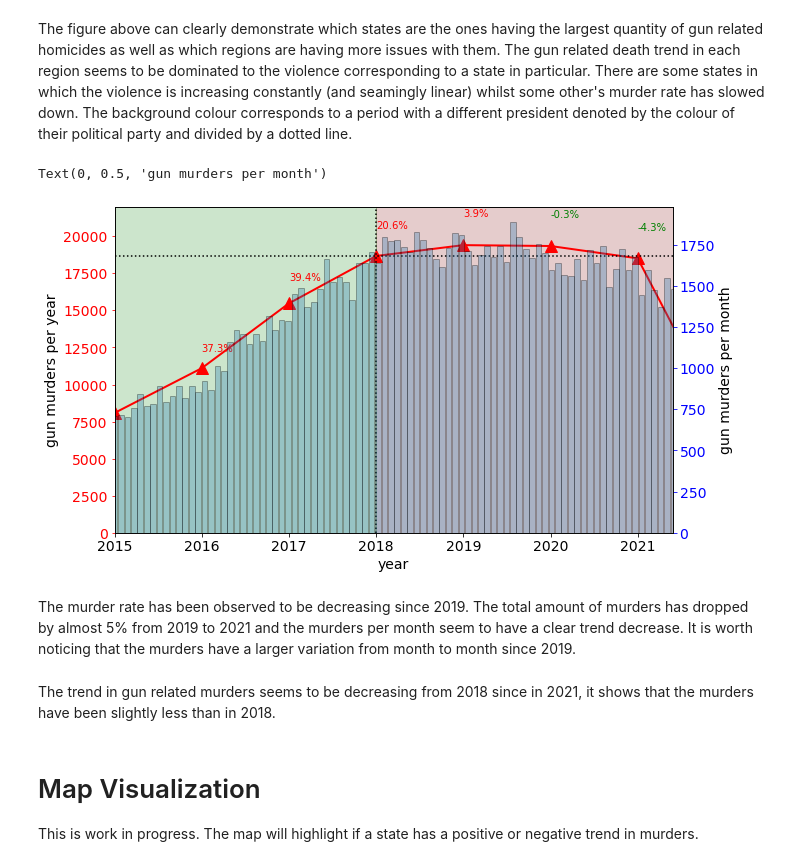
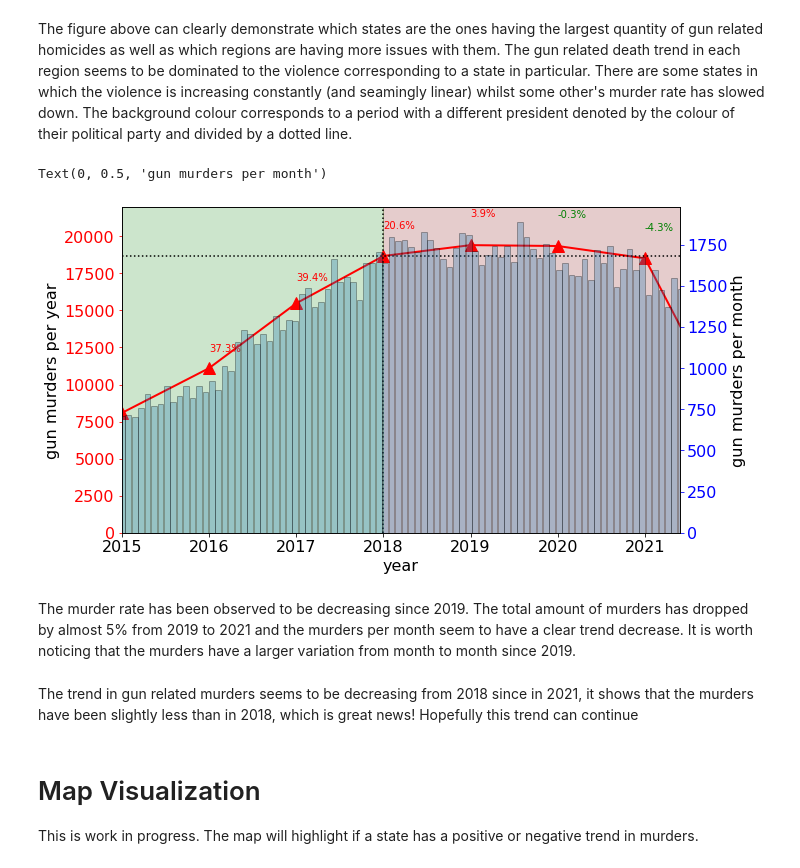
Before and after one commit to linigoga/ViolenceTrends_Mexico, a Jupyter notebook: violencia_mex.ipynb, the cells around one changed output. Saved outputs shown, nothing was run; the diff lists cells and outputs as text; code cells hidden in the pictures.

```diff
--- a/violencia_mex.ipynb
+++ b/violencia_mex.ipynb
@@ -139,6 +141,7 @@ for year in temp.index:
 
 cont_per_year = np.array(test2).flatten()
 # %%
+fontsize = 16
 temp.columns[::-12]
 
 pct_change = [all_gun_deaths.sum(axis=0)[i + 1]/all_gun_deaths.sum(axis=0)[i] *100 - 100 for i in range(len(all_gun_deaths.sum(axis=0)) - 2)]
@@ -149,38 +152,38 @@ fig,ax = plt.subplots(figsize=(10,6))
 axt = ax.twinx()
 
 
 ax.plot(X,all_gun_deaths.sum(axis=0),color='r',marker='^',markersize=12,linewidth = 2)
 axt.bar(T,cont_per_year,alpha = 0.3,edgecolor='k',width=0.065)
 
 
 ax.axvline(2018,ls=':',c='k')
 ax.set_xlim(2015,2021.4)
 ax.axvspan(2018,2022,color='maroon',alpha = 0.2)
 ax.axvspan(2015,2018,color='green',alpha = 0.2)
 ax.axhline(all_gun_deaths.sum(axis=0)[X == 2018],ls = ':',c='k')
 
 for i,change in enumerate(pct_change):
 
     color = 'r'
     if change < 0:
         color='g'
     ax.text(X[i+1],all_gun_deaths.sum(axis=0)[i+1]*1.1,s=f'{np.round(change,1)}%',color=color)
 
 ax.tick_params(axis = 'y',color='r',labelcolor='r')
 
 ax.tick_params(labelsize=fontsize)
 ax.set_ylim(0,22000)
 ax.set_xlabel('year',fontsize=fontsize)
 ax.set_ylabel('gun murders per year',fontsize=fontsize)
 axt.tick_params(axis = 'y',color='b',labelcolor='b',labelsize=fontsize)
 axt.set_ylabel('gun murders per month',fontsize=fontsize)
 # %% [output]
 Text(0, 0.5, 'gun murders per month')
-[figure, old version]
+[figure, new version]
 # %% [markdown]
 The murder rate has been observed to be decreasing since 2019. The total amount of murders has dropped by almost 5% from 2019 to 2021 and the murders per month seem to have a clear trend decrease. It is worth noticing that the murders have a larger variation from month to month since 2019.
 # %% [markdown]
-The trend in gun related murders seems to be decreasing from 2018 since in 2021, it shows that the murders have been slightly less than in 2018.
+The trend in gun related murders seems to be decreasing from 2018 since in 2021, it shows that the murders have been slightly less than in 2018, which is great news! Hopefully this trend can continue
 # %% [markdown]
 # Map Visualization
 
```
Also changed, not shown: parts of 13 cells of this notebook.
